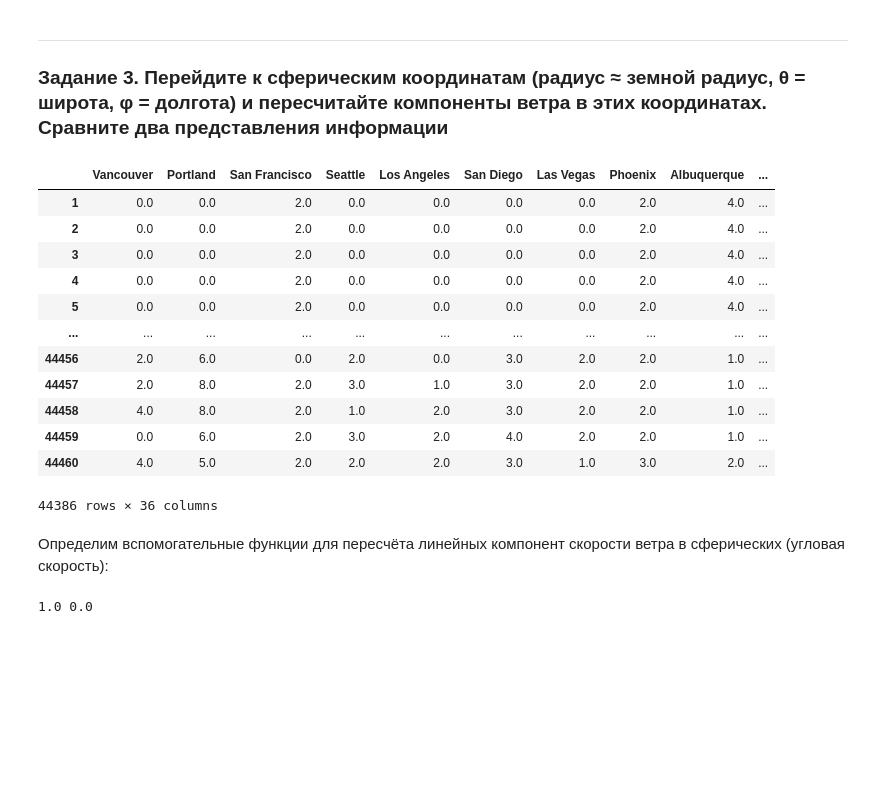
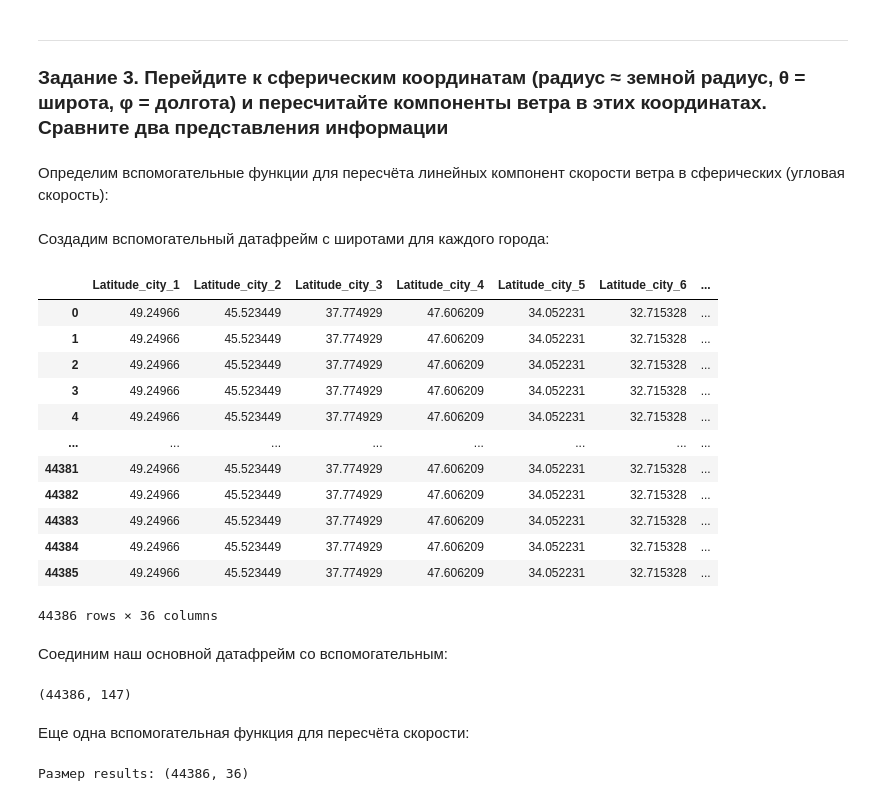
Before and after one commit to OlegRMW/vectors-, a Jupyter notebook: run.ipynb, the cells around one changed output. Cells and saved outputs as stored; diff of their text form; code cells hidden in the pictures; blank space fills up the shorter version.

```diff
--- a/run.ipynb
+++ b/run.ipynb
@@ -251,19 +195,3 @@ df[:10].to_csv('file.csv')
-# %%
-df.iloc[:, 37:73]
-# %% [output]
-|  | Vancouver | Portland | San Francisco | Seattle | Los Angeles | San Diego | Las Vegas | Phoenix | Albuquerque | ... |
-| 1 | 0.0 | 0.0 | 2.0 | 0.0 | 0.0 | 0.0 | 0.0 | 2.0 | 4.0 | ... |
-| 2 | 0.0 | 0.0 | 2.0 | 0.0 | 0.0 | 0.0 | 0.0 | 2.0 | 4.0 | ... |
-| 3 | 0.0 | 0.0 | 2.0 | 0.0 | 0.0 | 0.0 | 0.0 | 2.0 | 4.0 | ... |
-| 4 | 0.0 | 0.0 | 2.0 | 0.0 | 0.0 | 0.0 | 0.0 | 2.0 | 4.0 | ... |
-| 5 | 0.0 | 0.0 | 2.0 | 0.0 | 0.0 | 0.0 | 0.0 | 2.0 | 4.0 | ... |
-| ... | ... | ... | ... | ... | ... | ... | ... | ... | ... | ... |
-| 44456 | 2.0 | 6.0 | 0.0 | 2.0 | 0.0 | 3.0 | 2.0 | 2.0 | 1.0 | ... |
-| 44457 | 2.0 | 8.0 | 2.0 | 3.0 | 1.0 | 3.0 | 2.0 | 2.0 | 1.0 | ... |
-| 44458 | 4.0 | 8.0 | 2.0 | 1.0 | 2.0 | 3.0 | 2.0 | 2.0 | 1.0 | ... |
-| 44459 | 0.0 | 6.0 | 2.0 | 3.0 | 2.0 | 4.0 | 2.0 | 2.0 | 1.0 | ... |
-| 44460 | 4.0 | 5.0 | 2.0 | 2.0 | 2.0 | 3.0 | 1.0 | 3.0 | 2.0 | ... |
-44386 rows × 36 columns
 # %% [markdown]
 Определим вспомогательные функции для пересчёта линейных компонент скорости ветра в сферических (угловая скорость):
 # %%
@@ -289,3 +217,62 @@ def sphere_wind_components(angle, speed, latitude, longitude, R = 6371000):
+# %% [markdown]
+Создадим вспомогательный датафрейм с широтами для каждого города:
+# %%
+latitudes = df_cities['Latitude'].tolist()
+
+n_rows = 44386
+n_cities = 36
+
+latitudes_array = np.tile(latitudes, (n_rows, 1))
+
+result_df = pd.DataFrame(latitudes_array)
+
+result_df.columns = [f'Latitude_city_{i+1}' for i in range(n_cities)]
+
+result_df
+# %% [output]
+|  | Latitude_city_1 | Latitude_city_2 | Latitude_city_3 | Latitude_city_4 | Latitude_city_5 | Latitude_city_6 | ... |
+| 0 | 49.24966 | 45.523449 | 37.774929 | 47.606209 | 34.052231 | 32.715328 | ... |
+| 1 | 49.24966 | 45.523449 | 37.774929 | 47.606209 | 34.052231 | 32.715328 | ... |
+| 2 | 49.24966 | 45.523449 | 37.774929 | 47.606209 | 34.052231 | 32.715328 | ... |
+| 3 | 49.24966 | 45.523449 | 37.774929 | 47.606209 | 34.052231 | 32.715328 | ... |
+| 4 | 49.24966 | 45.523449 | 37.774929 | 47.606209 | 34.052231 | 32.715328 | ... |
+| ... | ... | ... | ... | ... | ... | ... | ... |
+| 44381 | 49.24966 | 45.523449 | 37.774929 | 47.606209 | 34.052231 | 32.715328 | ... |
+| 44382 | 49.24966 | 45.523449 | 37.774929 | 47.606209 | 34.052231 | 32.715328 | ... |
+| 44383 | 49.24966 | 45.523449 | 37.774929 | 47.606209 | 34.052231 | 32.715328 | ... |
+| 44384 | 49.24966 | 45.523449 | 37.774929 | 47.606209 | 34.052231 | 32.715328 | ... |
+| 44385 | 49.24966 | 45.523449 | 37.774929 | 47.606209 | 34.052231 | 32.715328 | ... |
+44386 rows × 36 columns
+# %% [markdown]
+Соединим наш основной датафрейм со вспомогательным:
+# %%
+df_reset = df.copy().reset_index(drop=True)
+result_df_reset = result_df.copy().reset_index(drop=True)
+df = pd.concat([df_reset, result_df_reset], axis=1)
+df.shape
+# %% [output]
+(44386, 147)
+# %% [markdown]
+Еще одна вспомогательная функция для пересчёта скорости:
 # %%
+def process_row_by_position(row):
+
+    row_values = row.tolist()
+
+    speed_values = row_values[37:73]
+    direction_values = row_values[73:109]
+    latitude_values = row_values[111:]
+
+    results = []
+    for direction, speed, latitude in zip(direction_values, speed_values, latitude_values):
+
+        result = sphere_wind_components(direction, speed, latitude)
+        results.append(result)
+
+    return results
-# %% [output]
-1.0 0.0
+# %%
+results = df.apply(process_row_by_position, axis=1, result_type='expand')
+
+results.columns = [f'angle_speed_city_{i+1}' for i in range(len(results.columns))]
+# %% [output]
+Размер results: (44386, 36)
```
Also changed, not shown: parts of 12 cells of this notebook.
